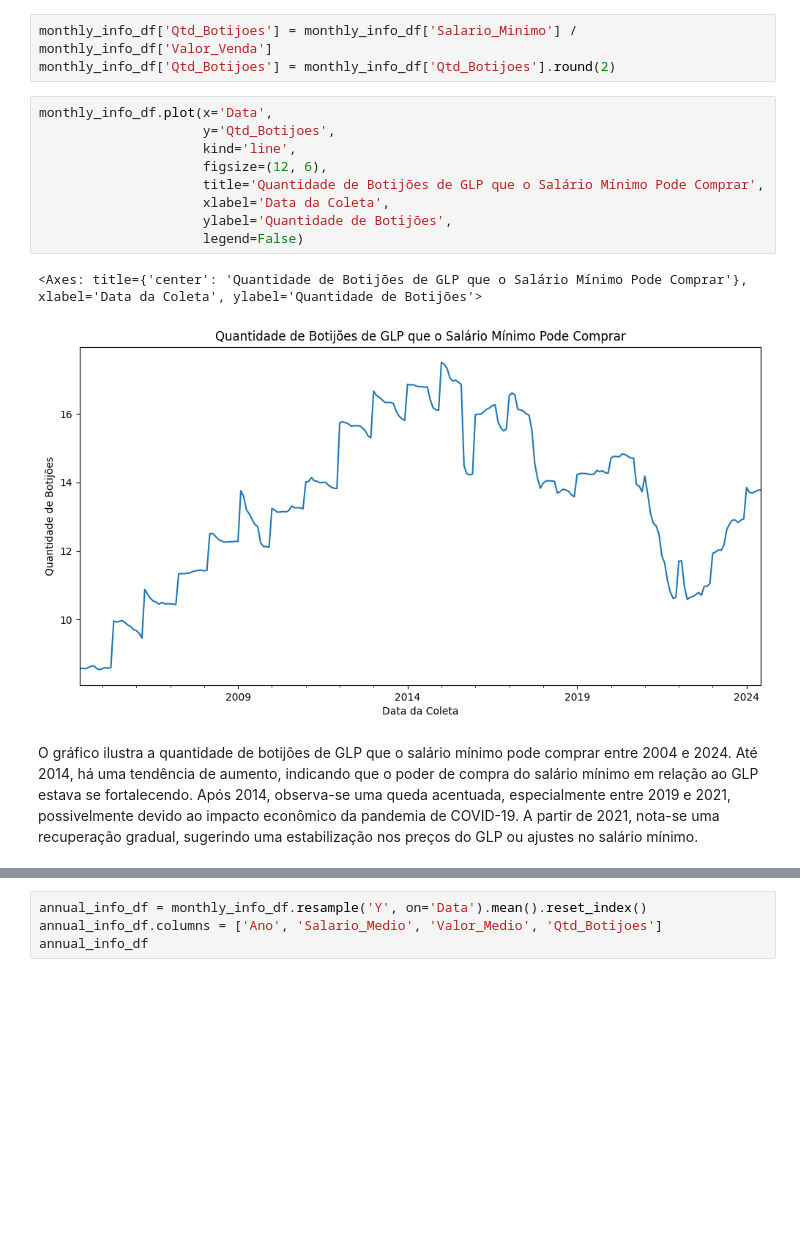
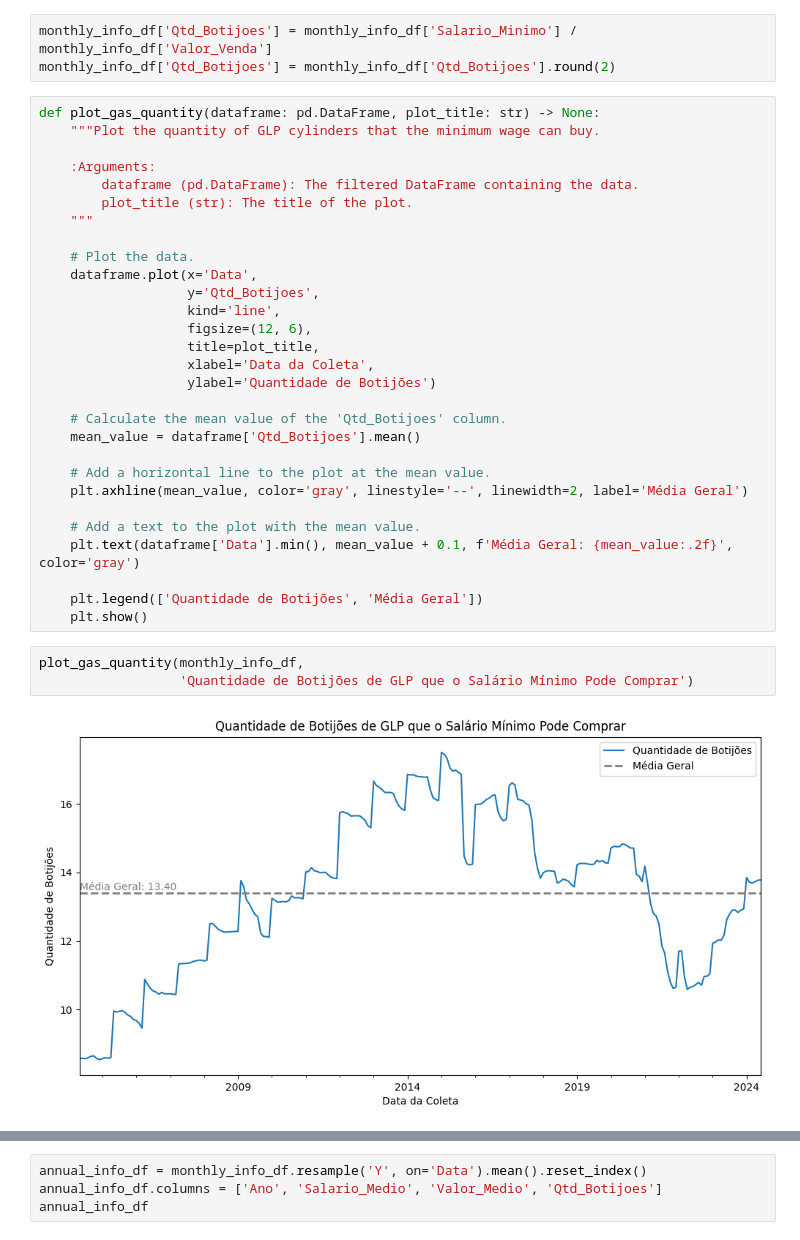
Before and after one commit to alexcamargos/EconomicAnalysis, a Jupyter notebook: dados-abertos-anp/purchasing_power_GLP_minimum_wage.ipynb, the cells around one changed output, grey strips where cells are left out. Cells and saved outputs as stored; diff of their text form; blank space fills up the shorter version.

```diff
--- a/dados-abertos-anp/purchasing_power_GLP_minimum_wage.ipynb
+++ b/dados-abertos-anp/purchasing_power_GLP_minimum_wage.ipynb
@@ -396,17 +396,37 @@ monthly_info_df.sample(10, random_state=SEED)
 # %%
 monthly_info_df['Qtd_Botijoes'] = monthly_info_df['Salario_Minimo'] / monthly_info_df['Valor_Venda']
 monthly_info_df['Qtd_Botijoes'] = monthly_info_df['Qtd_Botijoes'].round(2)
+# %%
+def plot_gas_quantity(dataframe: pd.DataFrame, plot_title: str) -> None:
+    """Plot the quantity of GLP cylinders that the minimum wage can buy.
+
+    :Arguments:
+        dataframe (pd.DataFrame): The filtered DataFrame containing the data.
+        plot_title (str): The title of the plot.
+    """
+
+    # Plot the data.
+    dataframe.plot(x='Data',
+                   y='Qtd_Botijoes',
+                   kind='line',
+                   figsize=(12, 6),
+                   title=plot_title,
+                   xlabel='Data da Coleta',
+                   ylabel='Quantidade de Botijões')
+
+    # Calculate the mean value of the 'Qtd_Botijoes' column.
+    mean_value = dataframe['Qtd_Botijoes'].mean()
+
+    # Add a horizontal line to the plot at the mean value.
+    plt.axhline(mean_value, color='gray', linestyle='--', linewidth=2, label='Média Geral')
+
+    # Add a text to the plot with the mean value.
+    plt.text(dataframe['Data'].min(), mean_value + 0.1, f'Média Geral: {mean_value:.2f}', color='gray')
+
+    plt.legend(['Quantidade de Botijões', 'Média Geral'])
+    plt.show()
 # %%
-monthly_info_df.plot(x='Data',
-                     y='Qtd_Botijoes',
-                     kind='line',
-                     figsize=(12, 6),
-                     title='Quantidade de Botijões de GLP que o Salário Mínimo Pode Comprar',
-                     xlabel='Data da Coleta',
-                     ylabel='Quantidade de Botijões',
-                     legend=False)
+plot_gas_quantity(monthly_info_df,
+                  'Quantidade de Botijões de GLP que o Salário Mínimo Pode Comprar')
 # %% [output]
-<Axes: title={'center': 'Quantidade de Botijões de GLP que o Salário Mínimo Pode Comprar'}, xlabel='Data da Coleta', ylabel='Quantidade de Botijões'>
-[figure, old version]
+[figure, new version]
-# %% [markdown]
-O gráfico ilustra a quantidade de botijões de GLP que o salário mínimo pode comprar entre 2004 e 2024. Até 2014, há uma tendência de aumento, indicando que o poder de compra do salário mínimo em relação ao GLP estava se fortalecendo. Após 2014, observa-se uma queda acentuada, especialmente entre 2019 e 2021, possivelmente devido ao impacto econômico da pandemia de COVID-19. A partir de 2021, nota-se uma recuperação gradual, sugerindo uma estabilização nos preços do GLP ou ajustes no salário mínimo.
```
Also changed, not shown: parts of 3 cells of this notebook.
